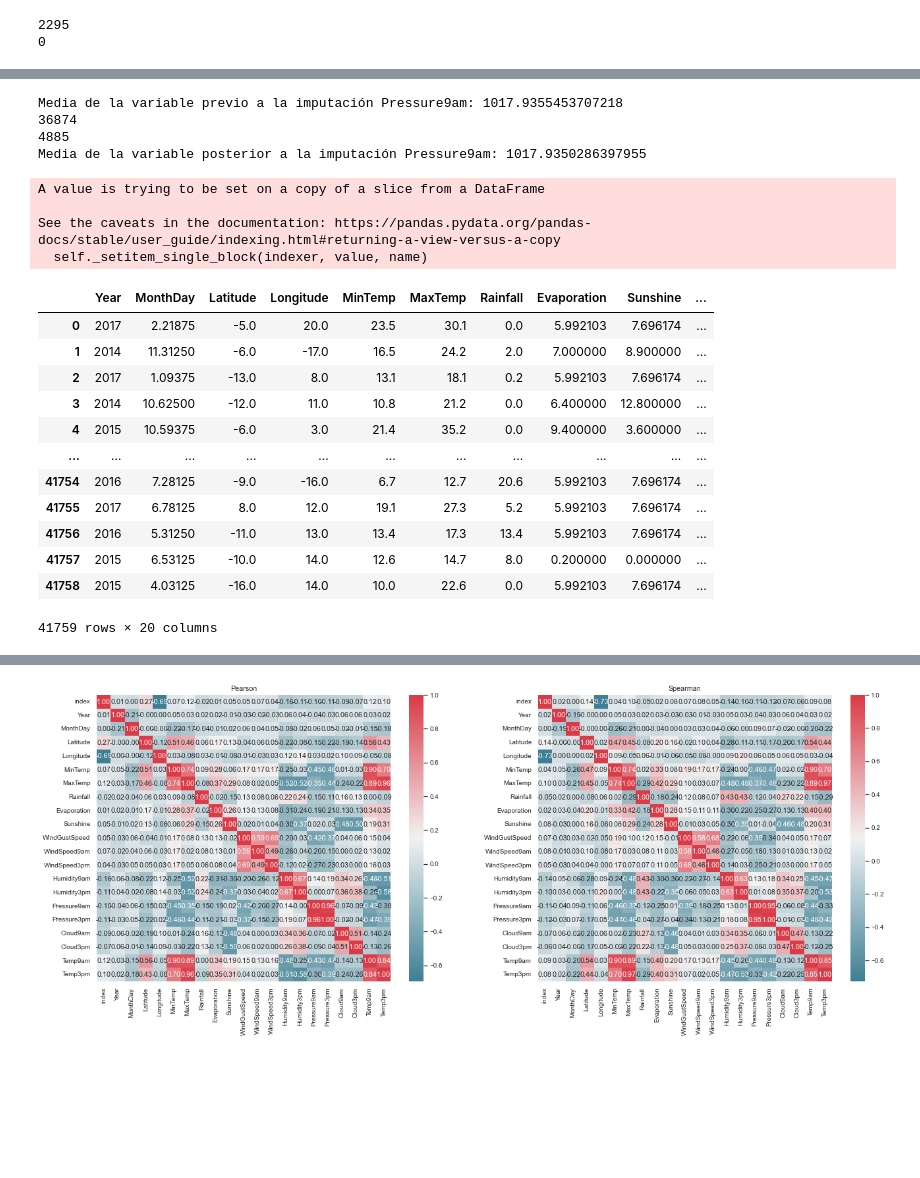
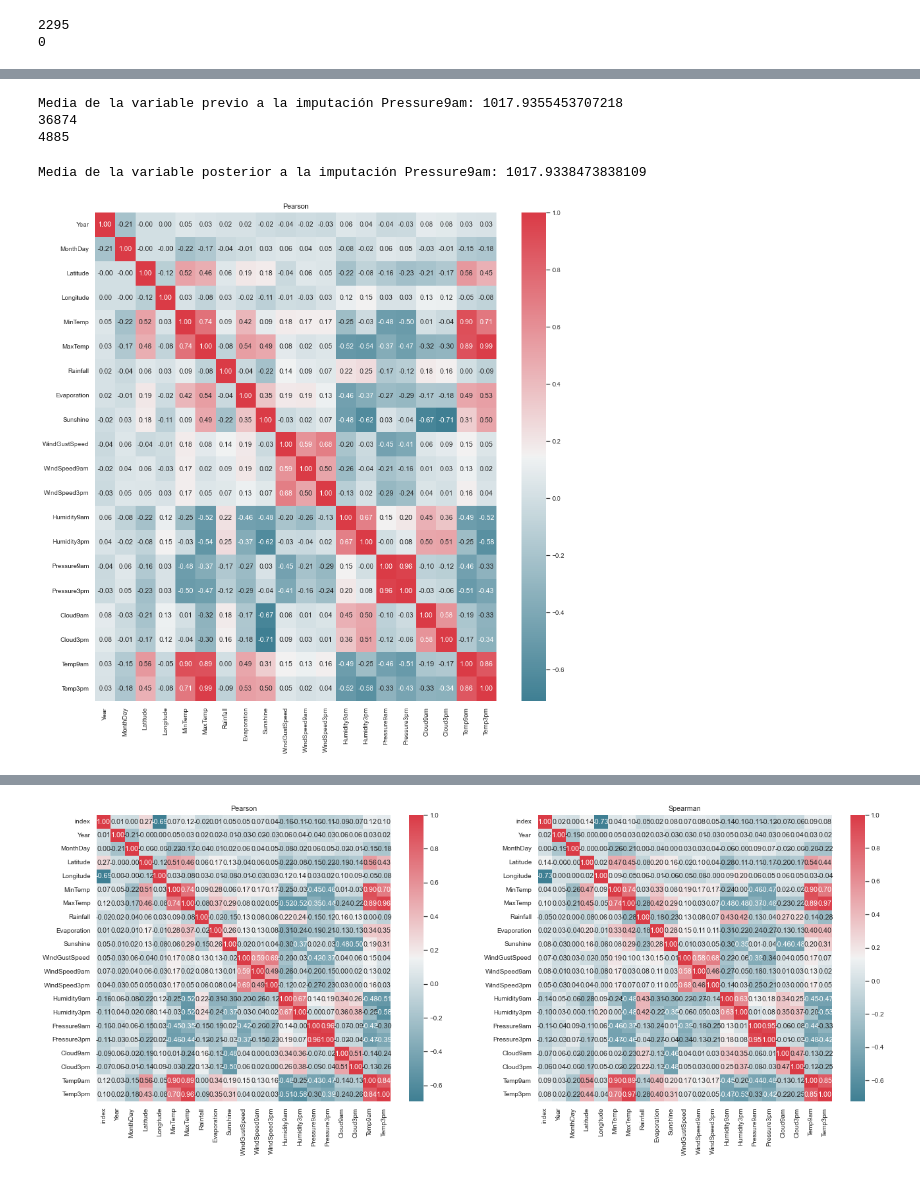
Before and after one commit to ezeguins/analisis_datos_TP, a Jupyter notebook: ColumnsStudy_oks.ipynb, the cells around one changed output, grey strips where cells are left out. Cells and saved outputs as stored; diff of their text form; code cells hidden in the pictures; blank space fills up the shorter version.

```diff
--- a/ColumnsStudy_oks.ipynb
+++ b/ColumnsStudy_oks.ipynb
@@ -281,10 +267,10 @@ from sklearn.preprocessing import StandardScaler
 aux_=[]
 enc = preprocessing.LabelEncoder()
 
-y_train=pd.DataFrame(enc.fit_transform(y_train_["RainTomorrow"]))
-X_train_["RainToday_enc"]=enc.fit_transform(X_train_["RainToday"].values.reshape(-1, 1))
-X_train_["WindGustDir_enc"]=enc.fit_transform(X_train_["WindGustDir"].values.reshape(-1, 1))
-X_train_["WindDir9am_enc"]=enc.fit_transform(X_train_["WindDir9am"].values.reshape(-1, 1))
-X_train_["WindDir3pm_enc"]=enc.fit_transform(X_train_["WindDir3pm"].values.reshape(-1, 1))
-X_train_["Location_enc"]=enc.fit_transform(X_train_["Location"].values.reshape(-1, 1))
+y_train=pd.DataFrame(enc.fit_transform(np.ravel(y_train_["RainTomorrow"])))
+X_train_["RainToday_enc"]=enc.fit_transform(np.ravel(X_train_["RainToday"]))
+X_train_["WindGustDir_enc"]=enc.fit_transform(np.ravel(X_train_["WindGustDir"]))
+X_train_["WindDir9am_enc"]=enc.fit_transform(np.ravel(X_train_["WindDir9am"]))
+X_train_["WindDir3pm_enc"]=enc.fit_transform(np.ravel(X_train_["WindDir3pm"]))
+X_train_["Location_enc"]=enc.fit_transform(np.ravel(X_train_["Location"]))
 X_train=X_train_.drop(columns={"RainToday","WindGustDir","WindDir9am","WindDir3pm","Location"})
@@ -364,36 +343,28 @@ See the caveats in the documentation: https://pandas.pydata.org/pandas-docs/stab
 
 col_to_impute = 'Pressure9am'
 print('Media de la variable previo a la imputación {}: {}'.format(col_to_impute, np.mean(datasetIMP3[col_to_impute])))
-feature_cols = ['Pressure3pm']
+feature_cols = ['Pressure3pm','Sunshine']
 X_train_imp = TP.impute_column(datasetIMP3, col_to_impute, feature_cols)
 print('Media de la variable posterior a la imputación {}: {}'.format(col_to_impute, np.mean(X_train_imp[col_to_impute])))
 # %% [output]
 Media de la variable previo a la imputación Pressure9am: 1017.9355453707218
 36874
 4885
-Media de la variable posterior a la imputación Pressure9am: 1017.9350286397955
-A value is trying to be set on a copy of a slice from a DataFrame
-
-See the caveats in the documentation: https://pandas.pydata.org/pandas-docs/stable/user_guide/indexing.html#returning-a-view-versus-a-copy
-  self._setitem_single_block(indexer, value, name)
+Media de la variable posterior a la imputación Pressure9am: 1017.9338473838109
 # %%
 X_train_num=X_train.drop(columns={"RainToday_enc","Location_enc","WindGustDir_enc","WindDir9am_enc","WindDir3pm_enc"})
 X_train_imp_num=X_train_imp.drop(columns={"RainToday_enc","Location_enc","WindGustDir_enc","WindDir9am_enc","WindDir3pm_enc"})
 X_train_cat=pd.DataFrame(X_train, columns = ["RainToday_enc","Location_enc","WindGustDir_enc","WindDir9am_enc","WindDir3pm_enc"])
 X_train_imp_cat=pd.DataFrame(X_train_imp, columns = ["RainToday_enc","Location_enc","WindGustDir_enc","WindDir9am_enc","WindDir3pm_enc"])
-X_train_imp_num.drop(columns={"index"})
+X_train_imp_num=X_train_imp_num.drop(columns={"index"})
+X_train_num=X_train_num.drop(columns={"index"})
-# %% [output]
-|  | Year | MonthDay | Latitude | Longitude | MinTemp | MaxTemp | Rainfall | Evaporation | Sunshine | ... |
-| 0 | 2017 | 2.21875 | -5.0 | 20.0 | 23.5 | 30.1 | 0.0 | 5.992103 | 7.696174 | ... |
-| 1 | 2014 | 11.31250 | -6.0 | -17.0 | 16.5 | 24.2 | 2.0 | 7.000000 | 8.900000 | ... |
-| 2 | 2017 | 1.09375 | -13.0 | 8.0 | 13.1 | 18.1 | 0.2 | 5.992103 | 7.696174 | ... |
-| 3 | 2014 | 10.62500 | -12.0 | 11.0 | 10.8 | 21.2 | 0.0 | 6.400000 | 12.800000 | ... |
-| 4 | 2015 | 10.59375 | -6.0 | 3.0 | 21.4 | 35.2 | 0.0 | 9.400000 | 3.600000 | ... |
-| ... | ... | ... | ... | ... | ... | ... | ... | ... | ... | ... |
-| 41754 | 2016 | 7.28125 | -9.0 | -16.0 | 6.7 | 12.7 | 20.6 | 5.992103 | 7.696174 | ... |
-| 41755 | 2017 | 6.78125 | 8.0 | 12.0 | 19.1 | 27.3 | 5.2 | 5.992103 | 7.696174 | ... |
-| 41756 | 2016 | 5.31250 | -11.0 | 13.0 | 13.4 | 17.3 | 13.4 | 5.992103 | 7.696174 | ... |
-| 41757 | 2015 | 6.53125 | -10.0 | 14.0 | 12.6 | 14.7 | 8.0 | 0.200000 | 0.000000 | ... |
-| 41758 | 2015 | 4.03125 | -16.0 | 14.0 | 10.0 | 22.6 | 0.0 | 5.992103 | 7.696174 | ... |
-41759 rows × 20 columns
+# %%
+fig, axes = plt.subplots(1,1,figsize=(14,14))
+
+r = X_train_num.corr(method='pearson')
+axes.set_title("Pearson")
+sns.heatmap(r, cmap=sns.diverging_palette(220,10,as_cmap=True),annot=True,fmt=".2f",ax=axes)
+sns.set(font_scale=0.9)
+# %% [output]
+[figure, added]
 # %%
```
Also changed, not shown: parts of 17 cells of this notebook, 3 other files.
